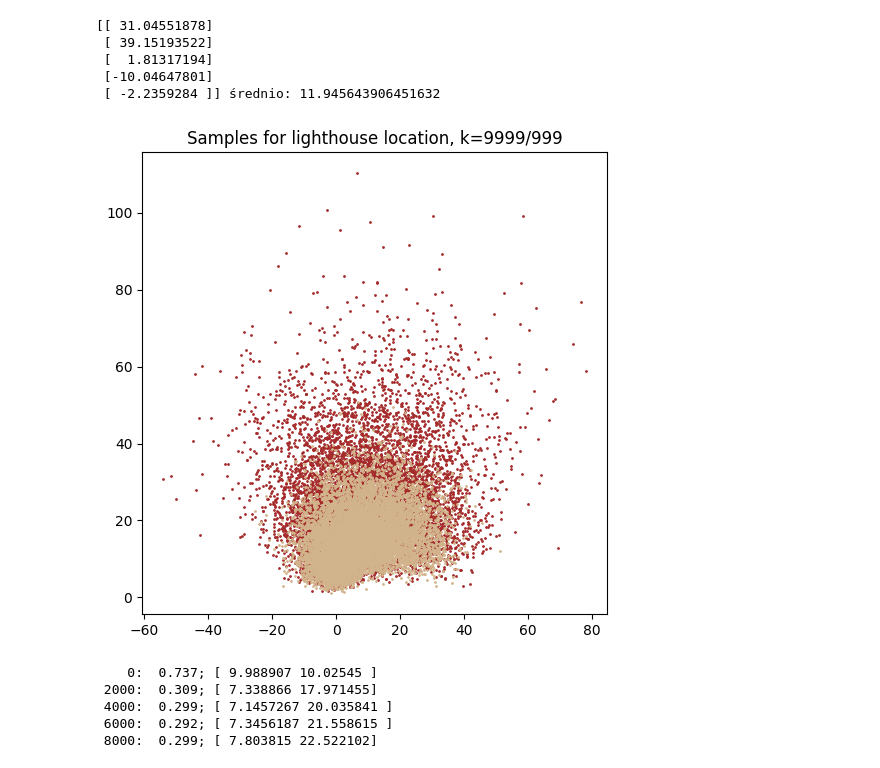
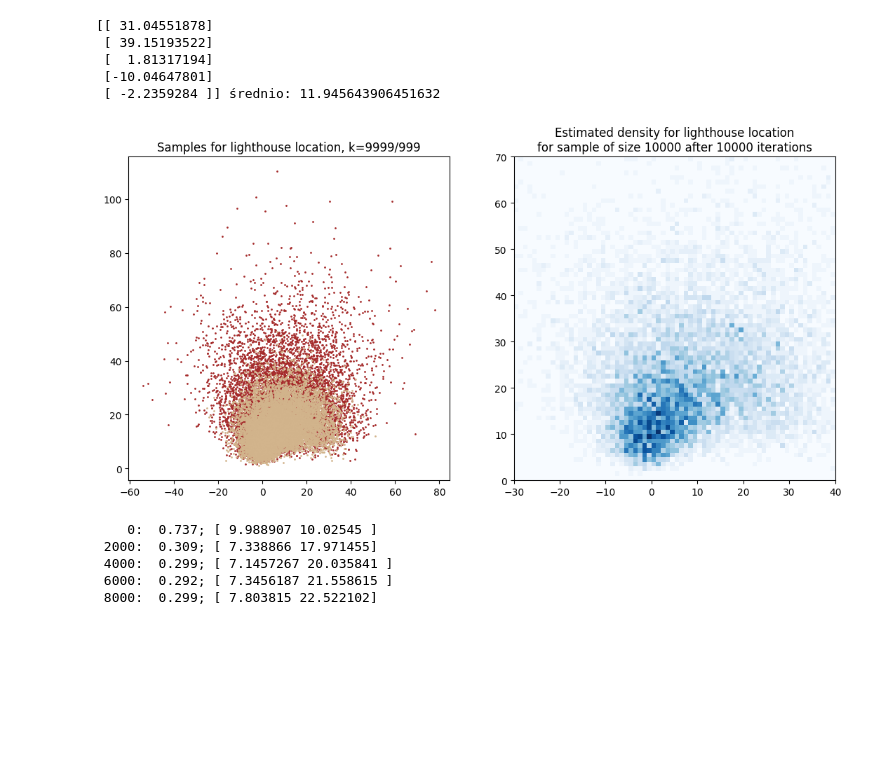
Before and after one commit to GrzegorzAndrzejczak/Programowanie-w-Pythonie, a Jupyter notebook: CASE-lighthouse.ipynb, the cells around one changed output. Saved outputs shown, nothing was run; the diff lists cells and outputs as text; code cells hidden in the pictures; blank space fills up the shorter version.

```diff
--- a/CASE-lighthouse.ipynb
+++ b/CASE-lighthouse.ipynb
@@ -53,29 +53,37 @@ def compute_log_prob(coords):
 # %%
 paths = np.empty((nsteps, nwalkers, ndim), dtype = np.float32)
 np.random.seed(123)
 ab = np.random.rand(nwalkers,ndim)*20
 log_post = log_posterior(*ab.T, D)
 
 for k_ in range(nsteps):
     # ab_ = ab + np.random.randn(nwalkers,ndim)/10     # ok. 0.245...0.18...
     ab_ = ab + np.random.randn(nwalkers,ndim)/3     # !!! był DUŻY BŁĄD: (ndim) - a przecież
                                                     #   każda para zmienia się indywidualnie!
     log_post_ = log_posterior(*ab_.T, D)
     H_ = log_post_ - log_post
     u_ = np.log(np.random.uniform(size=nwalkers))
     where = u_ < H_
     ab[where] = ab_[where]
     log_post[where] = log_post_[where]
     paths[k_] = ab
 
-_, axn = plt.subplots(1, 1, figsize=(6, 6))
+fig, (axn,ax) = plt.subplots(1, 2, figsize=(13, 6))
 axn.scatter(*paths[k_].T, s=1, c="brown")
 axn.scatter(*paths[k_//10].T, s=1, c="tan")
 # axs.set_aspect(1)
 axn.set_title(f"Samples for lighthouse location, k={k_}/{k_//10}")
-plt.show(block=False)
+path = paths[-1]
+Hb, xb, yb = np.histogram2d(*path.T, bins=140, density=True, range=np.asarray([[-70,70],[0,140]]))    # density=True,
+# fig, ax = plt.subplots(1, 1, figsize=(7, 6))
+Xb, Yb = np.meshgrid(xb, yb)
+ax.set_xlim(-30,40);
+ax.set_ylim(0,70);
+ax.pcolormesh(Xb, Yb, Hb.T, cmap="Blues");
+ax.set_title(f"Estimated density for lighthouse location\n"
+f"for sample of size {nwalkers} after {nsteps} iterations");
 # %% [output]
-[figure, old version]
+[figure, new version]
 # %%
 path = paths[-1]    # ostatnia - graniczna
 bins = 140
```
Also changed, not shown: parts of 6 cells of this notebook.
